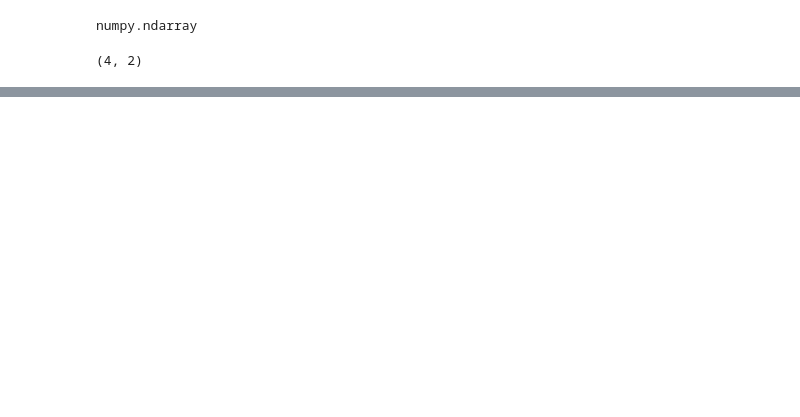
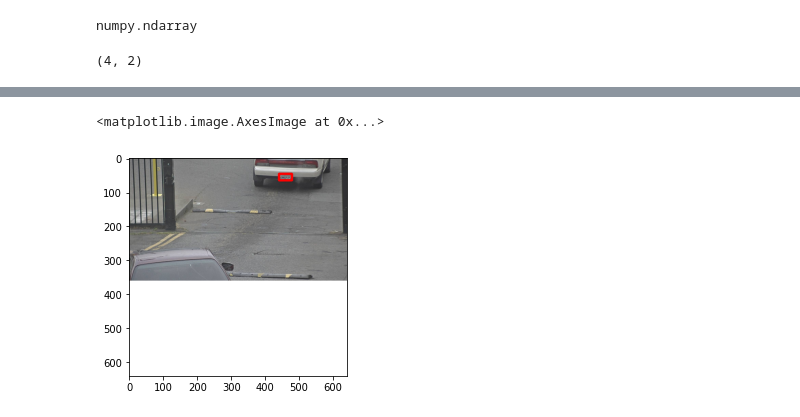
Before and after one commit to olivia-sp/study-pjt, a Jupyter notebook: CRAFT_license_plate_data_fine_tuning_v0_1.ipynb, the cells around one changed output, grey strips where cells are left out. Drawn from its saved outputs; the diff is of its cells as text; code cells hidden in the pictures; blank space fills up the shorter version.

```diff
--- a/CRAFT_license_plate_data_fine_tuning_v0_1.ipynb
+++ b/CRAFT_license_plate_data_fine_tuning_v0_1.ipynb
@@ -255,0 +421,8 @@ def get_licenseplate_detector_dataset():
+# %%
+# draw one sample training image for sanity check
+image, lines, confidence = next(validation_image_generator)
+canvas = keras_ocr.tools.drawBoxes(image=image, boxes=lines, boxes_format='lines')
+plt.imshow(canvas)
+# %% [output]
+<matplotlib.image.AxesImage at 0x...>
+[figure, added]
```
Also changed, not shown: parts of 48 cells of this notebook.
